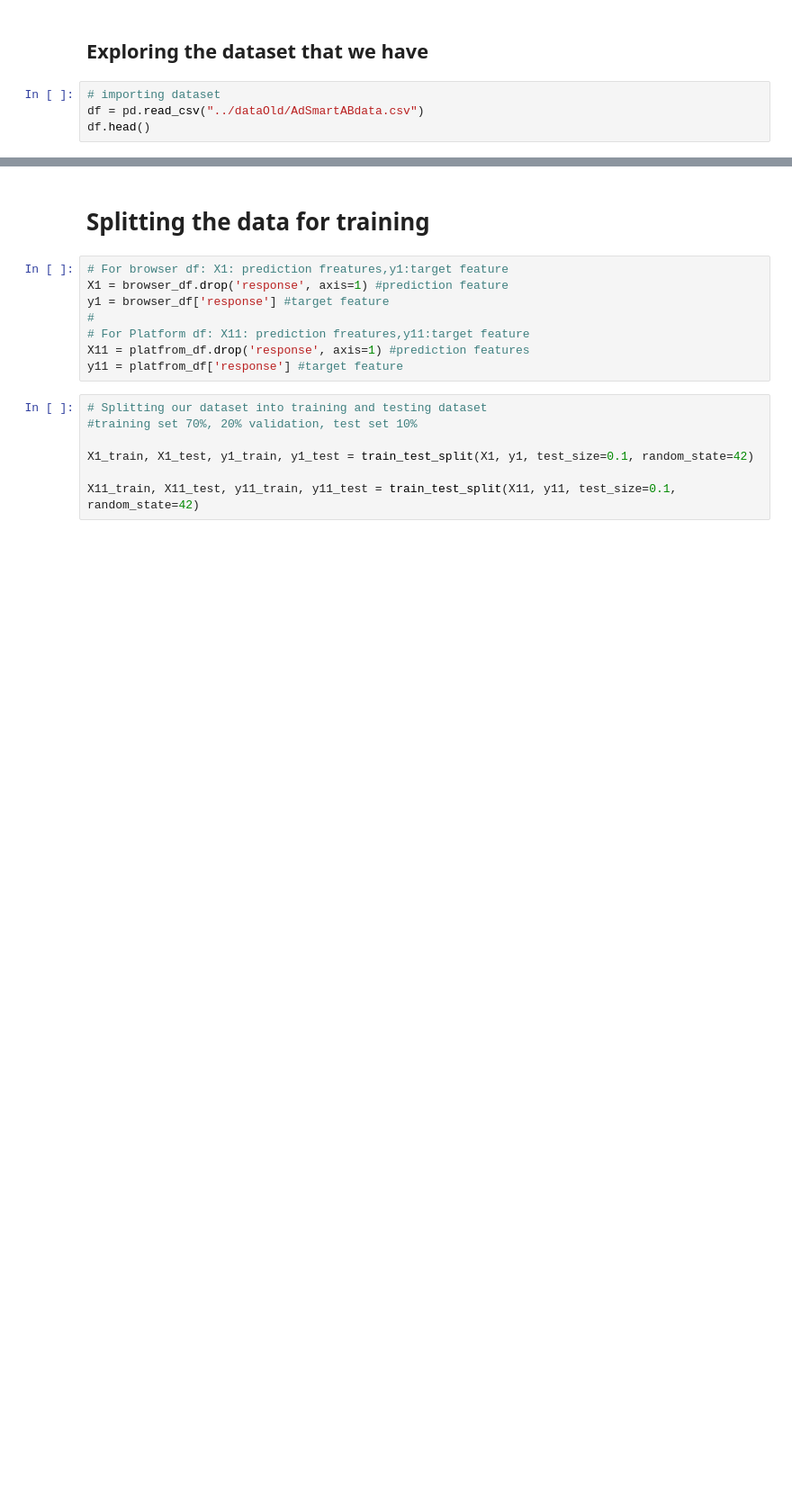
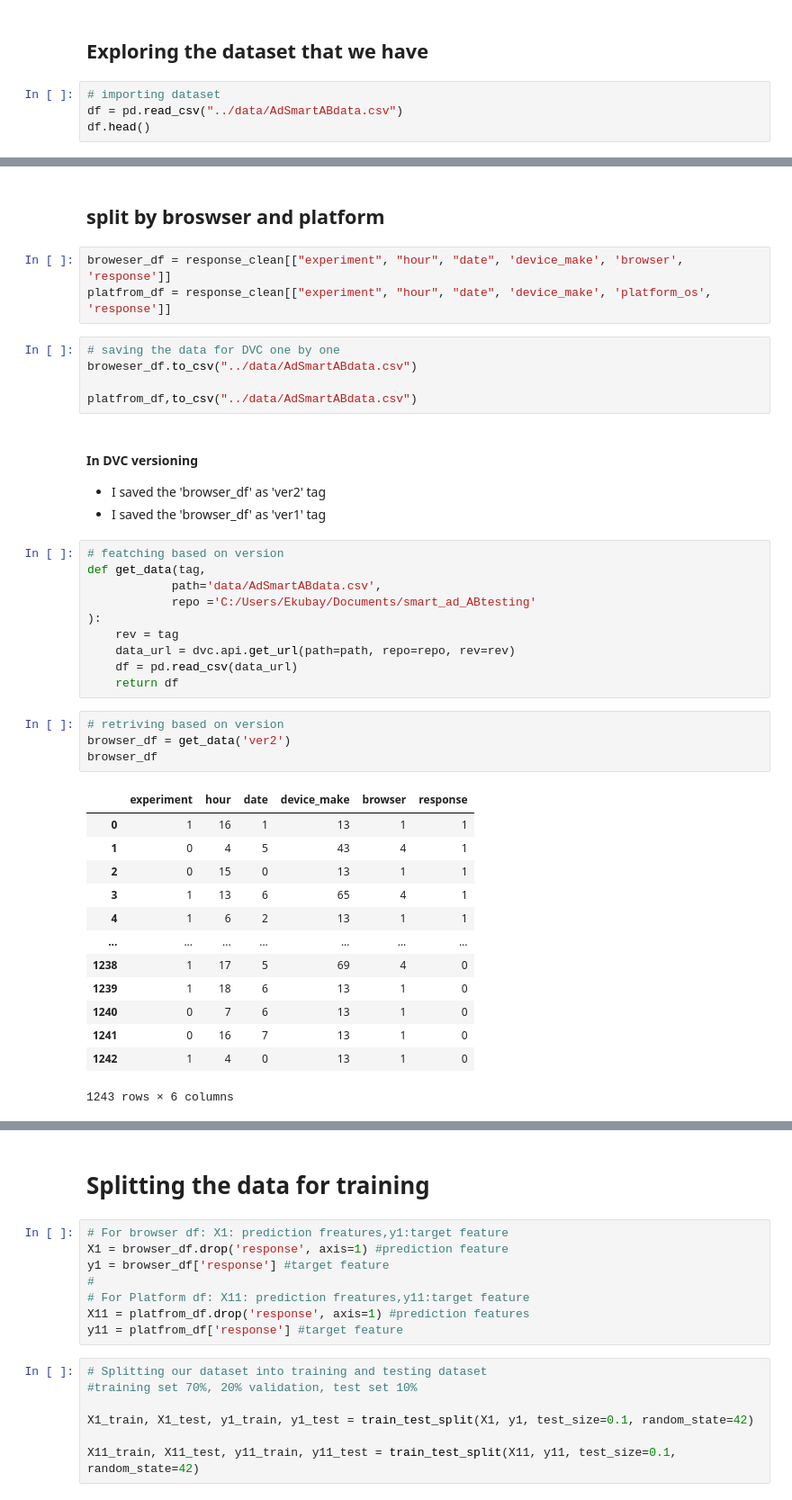
Before and after one commit to Group-6-10Academy/smart_ad_ABtesting, a Jupyter notebook: notebooks/ml_modelling.ipynb, the cells around one changed output, grey strips where cells are left out. Shown: that part at 90% size. Cells and saved outputs as stored; diff of their text form; blank space fills up the shorter version.

```diff
--- a/notebooks/ml_modelling.ipynb
+++ b/notebooks/ml_modelling.ipynb
@@ -45,7 +49,7 @@ from VisualisationPlots import VisualiseDf
 ## Exploring the dataset that we have
 # %%
 # importing dataset
-df = pd.read_csv("../dataOld/AdSmartABdata.csv")
+df = pd.read_csv("../data/AdSmartABdata.csv")
 df.head()
 # %% [output]
 |  | auction_id | experiment | date | hour | device_make | platform_os | browser | yes | no |
@@ -125,0 +106,42 @@ style="float:left;margin-right:10px;">
+# %% [markdown]
+## split by broswser and platform
+# %%
+broweser_df = response_clean[["experiment", "hour", "date", 'device_make', 'browser', 'response']]
+platfrom_df = response_clean[["experiment", "hour", "date", 'device_make', 'platform_os', 'response']]
+# %%
+# saving the data for DVC one by one
+broweser_df.to_csv("../data/AdSmartABdata.csv")
+
+platfrom_df,to_csv("../data/AdSmartABdata.csv")
+# %% [markdown]
+#### In DVC versioning
+- I saved the 'browser_df' as 'ver2' tag
+- I saved the 'browser_df' as 'ver1' tag
+# %%
+# featching based on version
+def get_data(tag,
+            path='data/AdSmartABdata.csv',
+            repo ='C:/Users/Ekubay/Documents/smart_ad_ABtesting'
+):
+    rev = tag
+    data_url = dvc.api.get_url(path=path, repo=repo, rev=rev)
+    df = pd.read_csv(data_url)
+    return df
+# %%
+# retriving based on version
+browser_df = get_data('ver2')
+browser_df
+# %% [output]
+|  | experiment | hour | date | device_make | browser | response |
+| 0 | 1 | 16 | 1 | 13 | 1 | 1 |
+| 1 | 0 | 4 | 5 | 43 | 4 | 1 |
+| 2 | 0 | 15 | 0 | 13 | 1 | 1 |
+| 3 | 1 | 13 | 6 | 65 | 4 | 1 |
+| 4 | 1 | 6 | 2 | 13 | 1 | 1 |
+| ... | ... | ... | ... | ... | ... | ... |
+| 1238 | 1 | 17 | 5 | 69 | 4 | 0 |
+| 1239 | 1 | 18 | 6 | 13 | 1 | 0 |
+| 1240 | 0 | 7 | 6 | 13 | 1 | 0 |
+| 1241 | 0 | 16 | 7 | 13 | 1 | 0 |
+| 1242 | 1 | 4 | 0 | 13 | 1 | 0 |
+1243 rows × 6 columns
```
Also changed, not shown: parts of 9 cells of this notebook, 1 other file.
